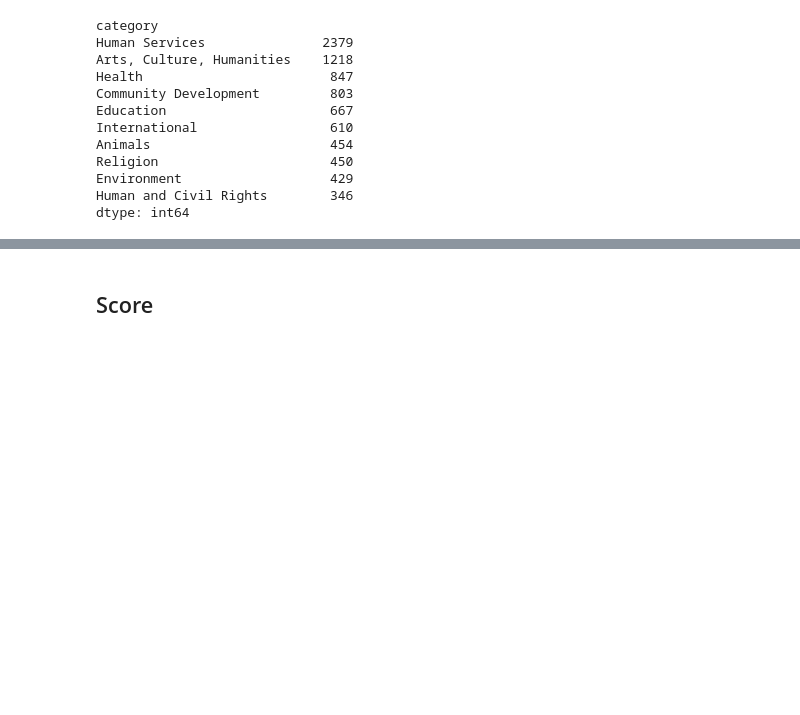
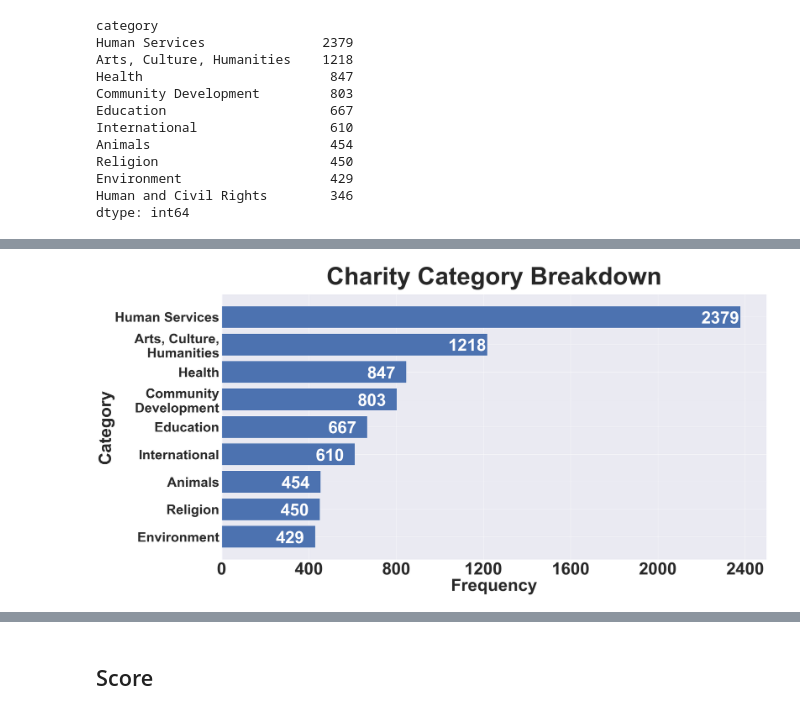
Before and after one commit to jackvessa/Charity_Recommender, a Jupyter notebook: src/Similar_Charity_Recommender.ipynb, the cells around one changed output, grey strips where cells are left out. Drawn from its saved outputs; the diff is of its cells as text; code cells hidden in the pictures; blank space fills up the shorter version.

```diff
--- a/src/Similar_Charity_Recommender.ipynb
+++ b/src/Similar_Charity_Recommender.ipynb
@@ -67,6 +67,26 @@ def set_labels(freq, ax,horz_shift=.2,vert_shift=1000,w="bold",fsize=10,c="b"):
     for i, v in enumerate(freq):
         ax.text(i-horz_shift,v+vert_shift, str(round(v,2)), weight = w,fontsize=fsize,color = c)
     pass
+# %%
+def set_labels_horizontal(freq, ax,horz_shift=.2,vert_shift=1000,w="bold",fsize=10,c="b"):
+    '''
+    Function
+    --------
+    Set Frequency Labels on Bar Plot
+
+    Parameters
+    ----------
+    freq : List of frequencies to plot for each bar
+    ax : Axis to Plot Frequency Labels on
+    horz_shift : Shift labels left/right
+    vert_shift : Shift labels up/down
+    w : "weight" -> Bold by defauly
+    fsize : fontsize
+    c : label color
+    '''
+    for i, v in enumerate(freq):
+        ax.text(v-horz_shift,i+vert_shift, str(round(v,2)), weight = w,fontsize=fsize,color = c)
+    pass
 # %%
 def process_corpus(text_corpus,min_words=3,max_percent=0.1):
     '''
@@ -446,0 +466,34 @@ set_labels(category_count,ax,0.15,-130,c="orange",fsize=60);
+# %%
+## Add Bar Chart
+
+category_count = charity_navigator_df.groupby('category').size().sort_values(ascending=False)[:9]
+categories = list(category_count.index.values)
+freq = freq_array(category_count)
+
+fig,ax = plt.subplots(figsize = (40,20))
+ax.barh(categories,freq, color = "b");
+
+
+# Title
+ax.set_title("Charity Category Breakdown", weight = "bold", fontsize = 100, y=1.03);
+
+# # X-axis
+x_tick_nums = np.arange(0,np.max(category_count)+400,400)
+ax.set_xticks(x_tick_nums)
+ax.set_xticklabels(labels=x_tick_nums,weight='bold',fontsize=70)
+ax.set_xlabel("Frequency", fontsize=70, weight = "bold");
+
+# # Y-axis
+categories_wrapped = wrap_axis_labels(categories, wrap_length=15)
+ax.set_yticklabels(labels=categories_wrapped,weight='bold',fontsize=55)
+ax.set_ylabel("Category", fontsize=70, weight = "bold");
+
+set_labels_horizontal(category_count,ax,180,.23,c="white",fsize=70);
+
+ax.invert_yaxis()  # labels read top-to-bottom
+
+# plt.tight_layout()
+
+# plt.savefig('../IMG/CN_Categories.png')
+# %% [output]
+[figure, added]
```
Also changed, not shown: parts of 2 cells of this notebook, 1 other file.
